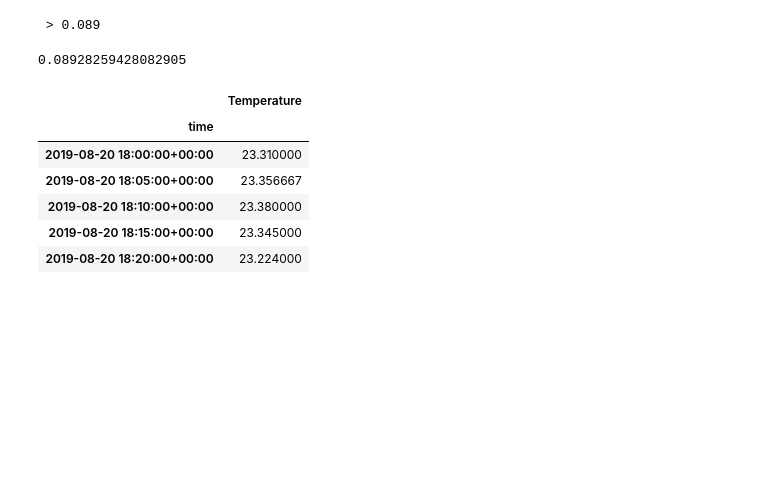
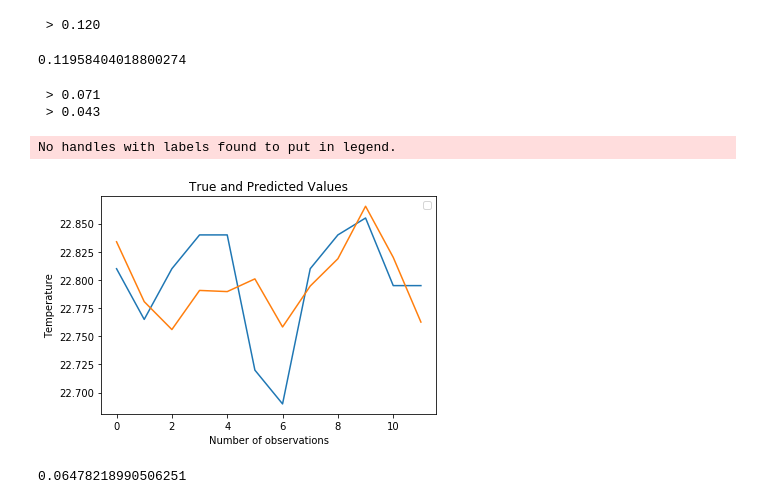
Before and after one commit to byambaa1982/NN_model_on_TimeSeriesDataset, a Jupyter notebook: NN_model.ipynb, the cells around one changed output. Saved outputs shown, nothing was run; the diff lists cells and outputs as text; code cells hidden in the pictures; blank space fills up the shorter version.

Commit message:
"added plots"

```diff
--- a/NN_model.ipynb
+++ b/NN_model.ipynb
@@ -99,7 +100,7 @@ def walk_forward_validation(data, n_test, cfg):
 	# estimate prediction error
 	error = measure_rmse(test, predictions)
 	print(' > %.3f' % error)
-	return error
+	return error, predictions, test
 
 # score a model, return None on failure
 def repeat_evaluate(data, config, n_test, n_repeats=10):
@@ -148,9 +151,9 @@ data = series.values
 n_test = 12
 # model configs
 # %%
-cfg=[12, 50, 100, 1, 0]
+cfg=[20, 50, 100, 1, 0]
 # %%
-walk_forward_validation(data, n_test, cfg)
+walk_forward_validation(data[:110], n_test, cfg)
 # %% [output]
- > 0.089
+ > 0.120
-0.08928259428082905
+0.11958404018800274
@@ -164,13 +160,22 @@ df.to_csv('csv_file.csv')
-# %%
-df['time'] = pd.to_datetime(df['time'])
-df.time=df.time.map(lambda x:str(x))
-df=df.set_index('time')
-df.to_csv('csv_file.csv')
-# %% [output]
-|  | Temperature |
-| time |  |
-| 2019-08-20 18:00:00+00:00 | 23.310000 |
-| 2019-08-20 18:05:00+00:00 | 23.356667 |
-| 2019-08-20 18:10:00+00:00 | 23.380000 |
-| 2019-08-20 18:15:00+00:00 | 23.345000 |
-| 2019-08-20 18:20:00+00:00 | 23.224000 |
+# %%
+true_values=walk_forward_validation(data[:110], n_test, cfg)[2]
+predictions=walk_forward_validation(data[:110], n_test, cfg)[1]
+# %% [output]
+ > 0.071
+ > 0.043
+# %%
+# pyplot.plot([i for i in y[8600:8615]])
+pyplot.plot([x for x in true_values])
+pyplot.plot([x for x in predictions])
+plt.title('True and Predicted Values')
+plt.xlabel('Number of observations')
+plt.ylabel('Temperature')
+plt.legend()
+pyplot.show()
+# %% [output]
+No handles with labels found to put in legend.
+[figure, added]
+# %%
+true_values
+# %% [output]
+0.06478218990506251
```
Also changed, not shown: parts of 7 cells of this notebook.
